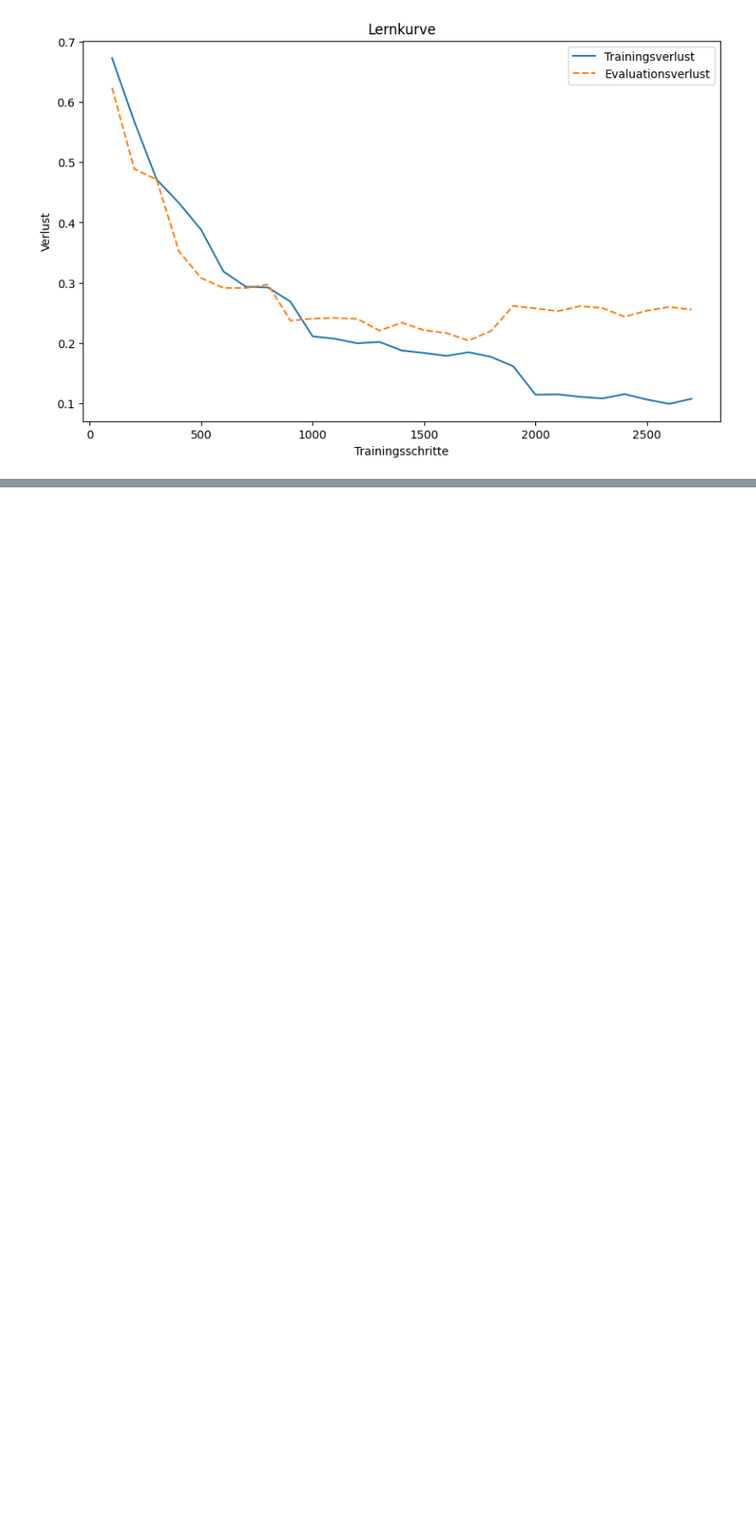
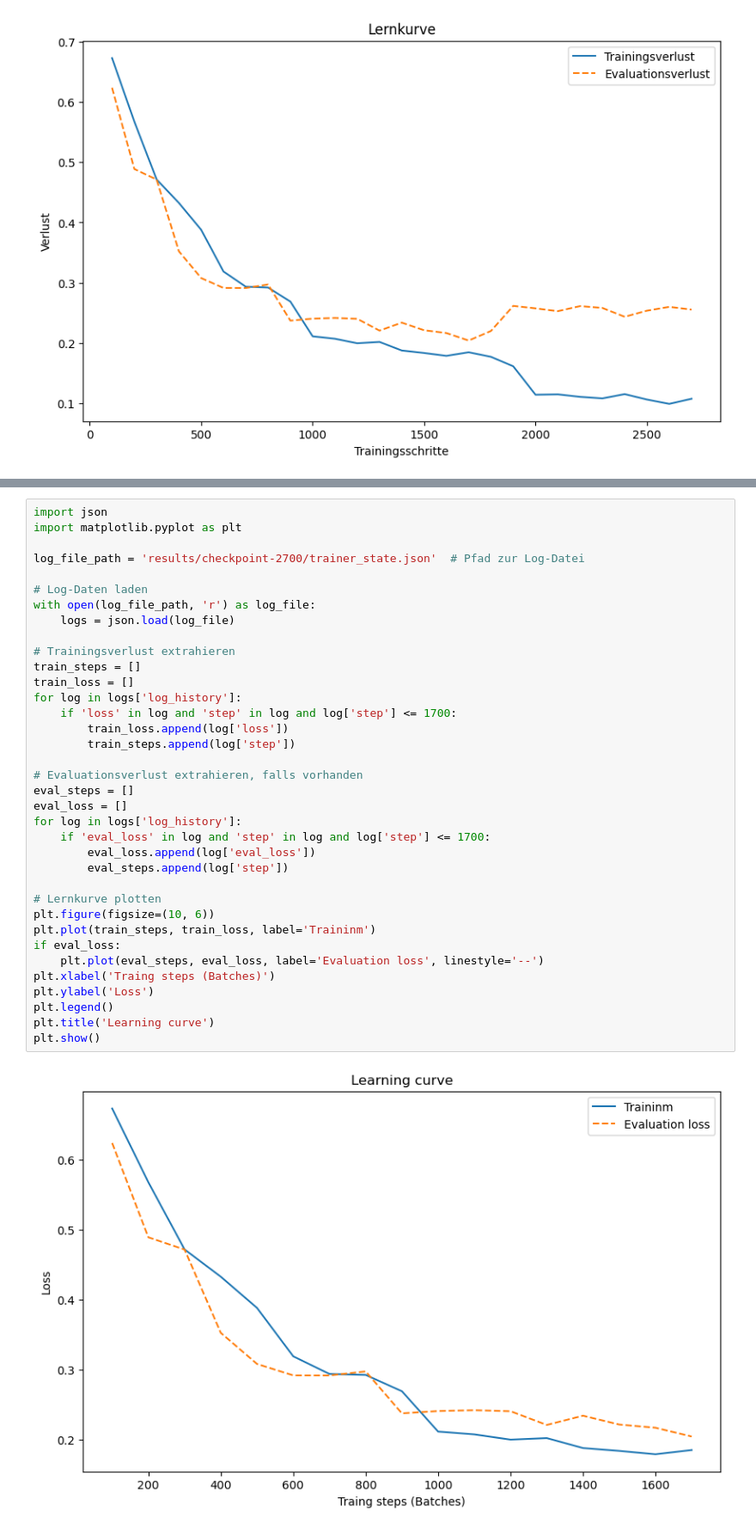
Before and after one commit to slinusc/BERT_vs_GPT_hate_speech_detection, a Jupyter notebook: hate_speech_detection_pipeline/fine_tune_distilBERT.ipynb, the cells around one changed output, grey strips where cells are left out. Shown: that part at 86% size. Drawn from its saved outputs; the diff is of its cells as text; blank space fills up the shorter version.

```diff
--- a/hate_speech_detection_pipeline/fine_tune_distilBERT.ipynb
+++ b/hate_speech_detection_pipeline/fine_tune_distilBERT.ipynb
@@ -195,0 +198,38 @@ plt.show()
+# %%
+import json
+import matplotlib.pyplot as plt
+
+log_file_path = 'results/checkpoint-2700/trainer_state.json'  # Pfad zur Log-Datei
+
+# Log-Daten laden
+with open(log_file_path, 'r') as log_file:
+    logs = json.load(log_file)
+
+# Trainingsverlust extrahieren
+train_steps = []
+train_loss = []
+for log in logs['log_history']:
+    if 'loss' in log and 'step' in log and log['step'] <= 1700:
+        train_loss.append(log['loss'])
+        train_steps.append(log['step'])
+
+# Evaluationsverlust extrahieren, falls vorhanden
+eval_steps = []
+eval_loss = []
+for log in logs['log_history']:
+    if 'eval_loss' in log and 'step' in log and log['step'] <= 1700:
+        eval_loss.append(log['eval_loss'])
+        eval_steps.append(log['step'])
+
+# Lernkurve plotten
+plt.figure(figsize=(10, 6))
+plt.plot(train_steps, train_loss, label='Traininm')
+if eval_loss:
+    plt.plot(eval_steps, eval_loss, label='Evaluation loss', linestyle='--')
+plt.xlabel('Traing steps (Batches)')
+plt.ylabel('Loss')
+plt.legend()
+plt.title('Learning curve')
+plt.show()
+# %% [output]
+[figure, added]
```
Also changed, not shown: parts of 2 cells of this notebook, 4 other files.
